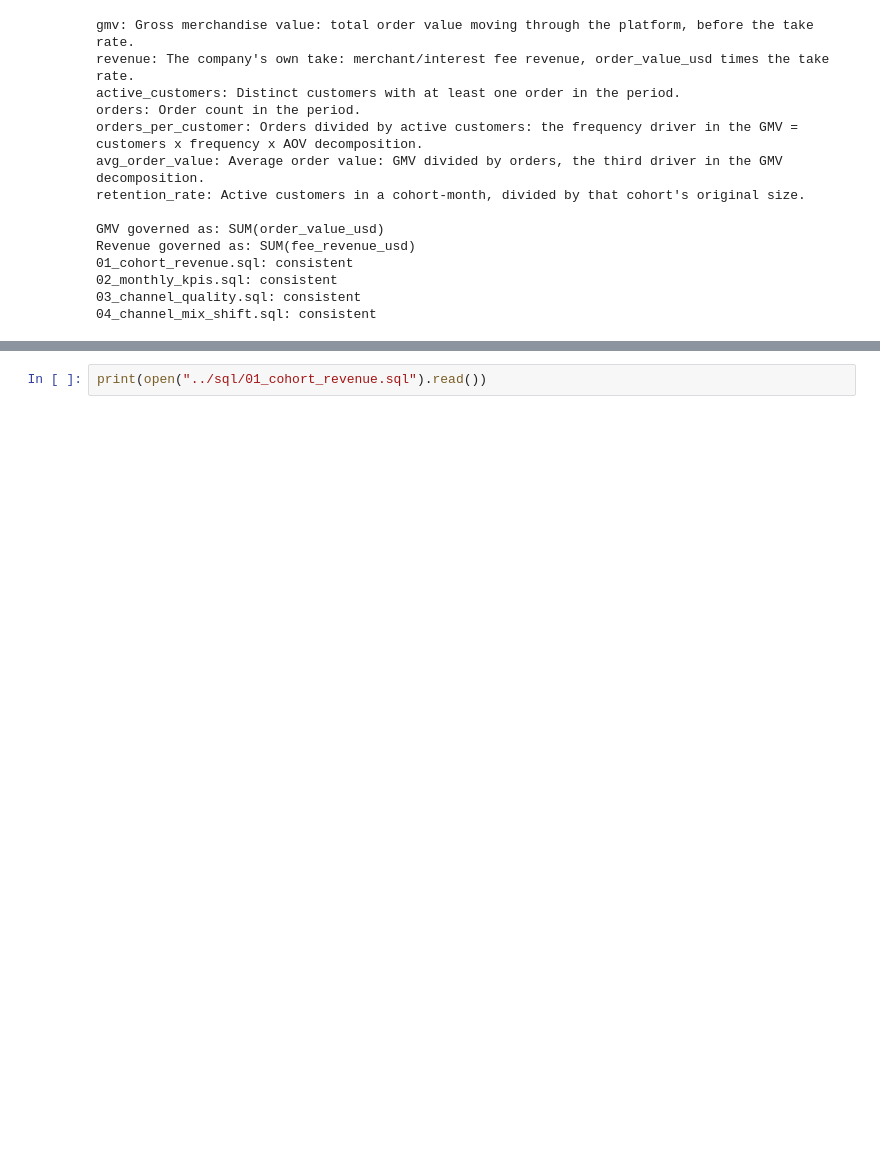
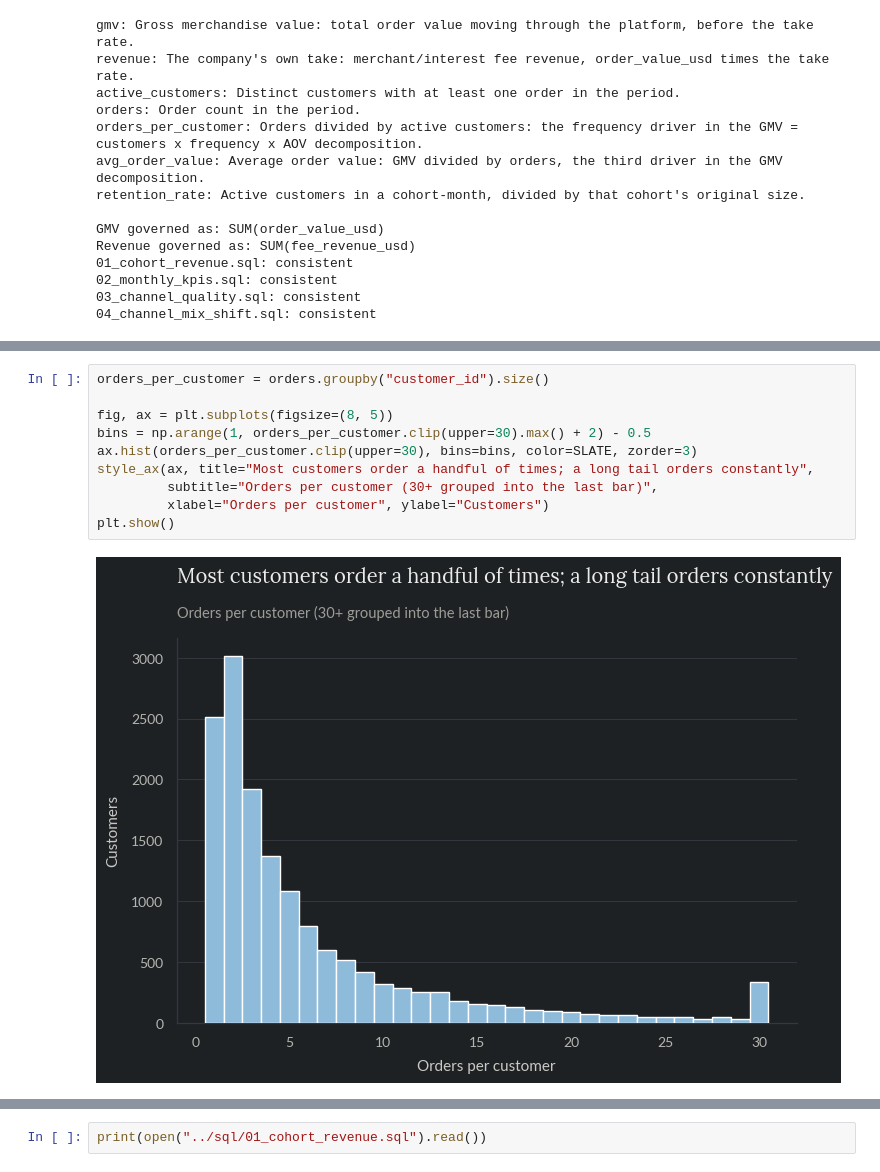
Before and after one commit to gus-morales/work-showcase, a Jupyter notebook: projects/02-ltv-contribution-analysis/notebooks/02_ltv_contribution_analysis.ipynb, the cells around one changed output, grey strips where cells are left out. Cells and saved outputs as stored; diff of their text form; blank space fills up the shorter version.

```diff
--- a/projects/02-ltv-contribution-analysis/notebooks/02_ltv_contribution_analysis.ipynb
+++ b/projects/02-ltv-contribution-analysis/notebooks/02_ltv_contribution_analysis.ipynb
@@ -92,0 +97,12 @@ Revenue governed as: SUM(fee_revenue_usd)
+# %%
+orders_per_customer = orders.groupby("customer_id").size()
+
+fig, ax = plt.subplots(figsize=(8, 5))
+bins = np.arange(1, orders_per_customer.clip(upper=30).max() + 2) - 0.5
+ax.hist(orders_per_customer.clip(upper=30), bins=bins, color=SLATE, zorder=3)
+style_ax(ax, title="Most customers order a handful of times; a long tail orders constantly",
+         subtitle="Orders per customer (30+ grouped into the last bar)",
+         xlabel="Orders per customer", ylabel="Customers")
+plt.show()
+# %% [output]
+[figure, added]
```
Also changed, not shown: parts of 28 cells of this notebook, 31 other files.
